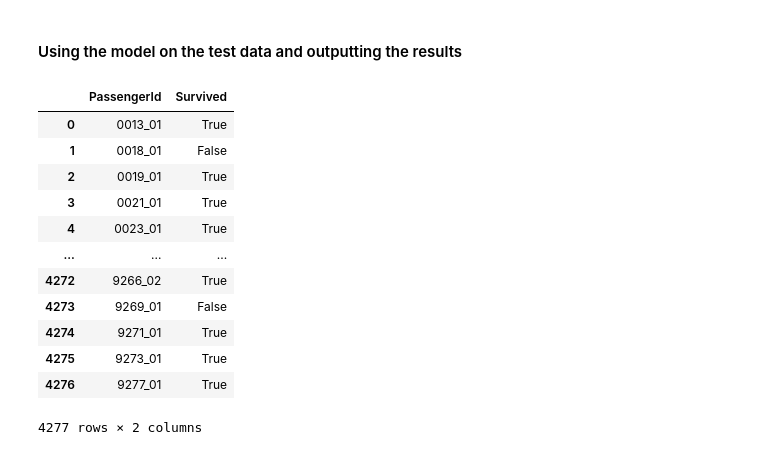
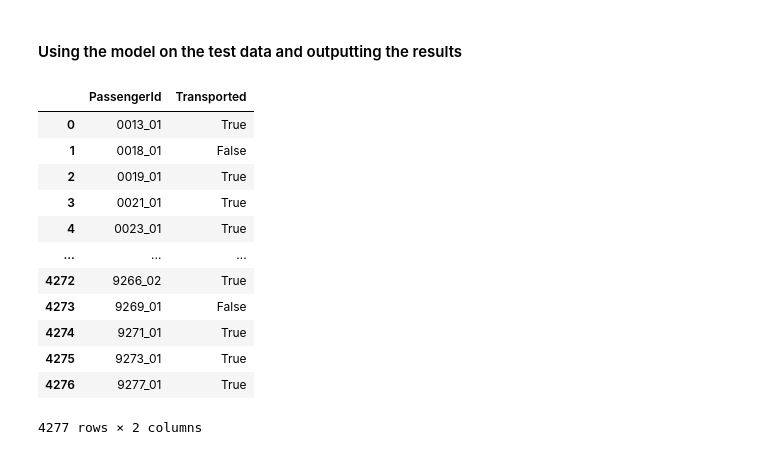
Before and after one commit to BlexxeCode/DataProjects, a Jupyter notebook: spaceship-titanic.ipynb, the cells around one changed output. Saved outputs shown, nothing was run; the diff lists cells and outputs as text; code cells hidden in the pictures.

Commit message:
Kaggle Notebook | Spaceship Titanic - Test with multiple models | Version 4

```diff
--- a/spaceship-titanic.ipynb
+++ b/spaceship-titanic.ipynb
@@ -522,16 +522,16 @@ best_params
 # %%
 best_XGB = XGBClassifier(n_estimators=200, learning_rate=0.05)
 
 best_XGB.fit(X_train, y_train)
 final_predict = best_XGB.predict(X_test)
 
-output = pd.DataFrame({'PassengerId': X_test.index, 'Survived':final_predict})
-output['Survived'] = output['Survived'].astype(bool)
+output = pd.DataFrame({'PassengerId': X_test.index, 'Transported':final_predict})
+output['Transported'] = output['Transported'].astype(bool)
 output.to_csv('submission.csv', index=False)
 
 output
 # %% [output]
-|  | PassengerId | Survived |
+|  | PassengerId | Transported |
 | 0 | 0013_01 | True |
 | 1 | 0018_01 | False |
 | 2 | 0019_01 | True |
```
Also changed, not shown: parts of 2 cells of this notebook.
